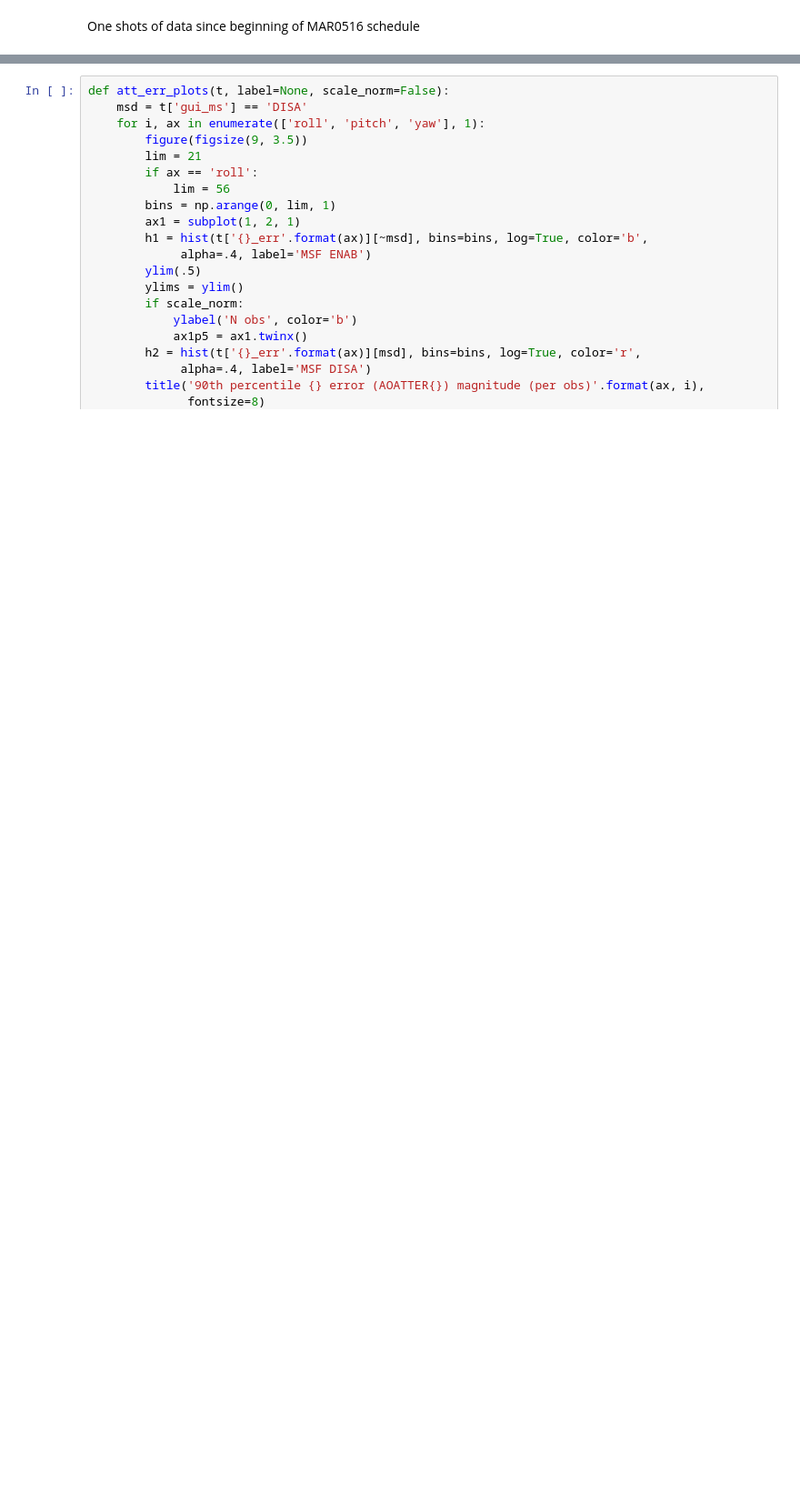
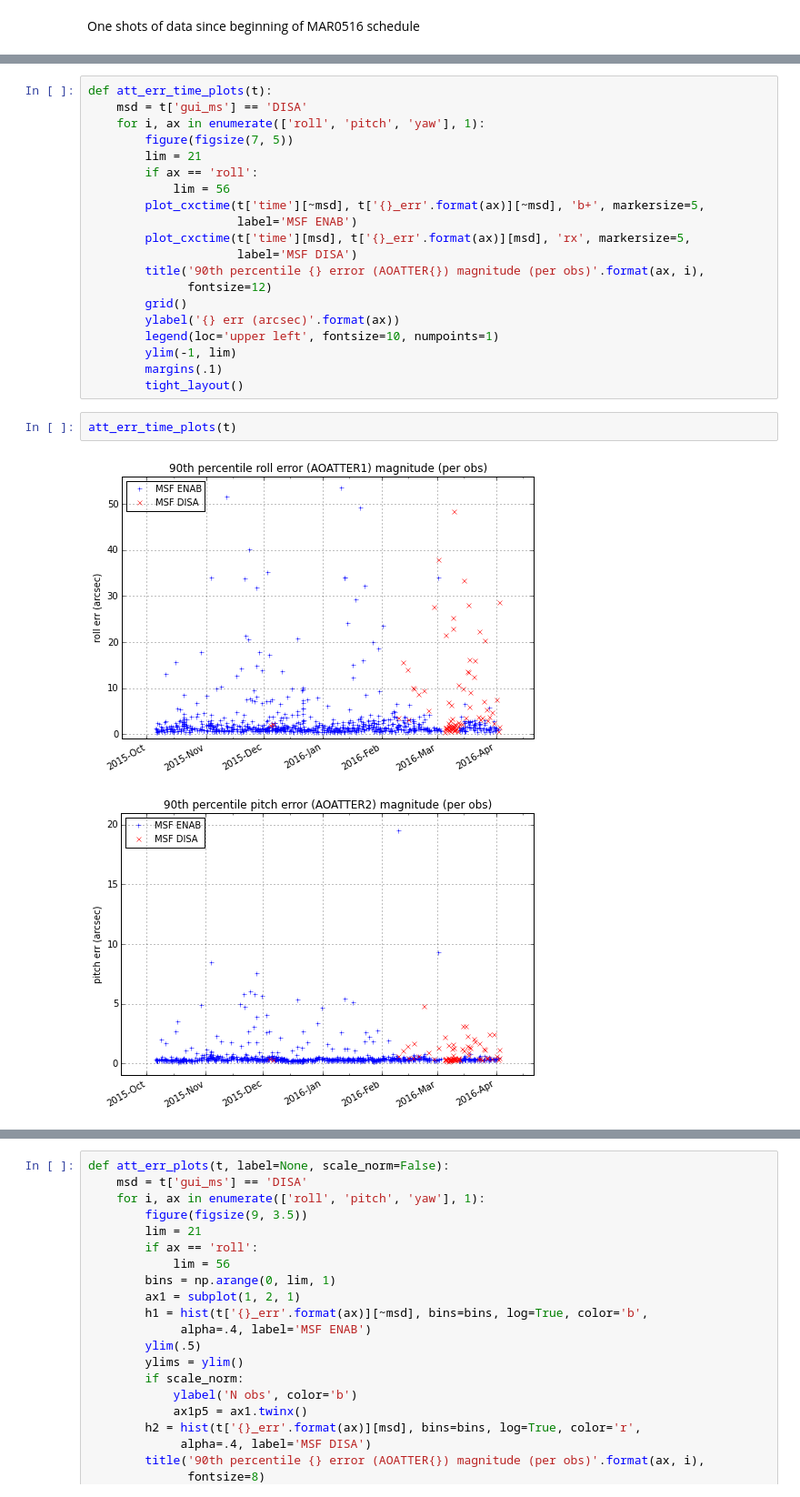
Before and after one commit to sot/aca_status_flags, a Jupyter notebook: errors_and_one_shots_ms_disabled.ipynb, the cells around one changed output, grey strips where cells are left out. Shown: that part at 91% size. Saved outputs shown, nothing was run; the diff lists cells and outputs as text; blank space fills up the shorter version.

```diff
--- a/errors_and_one_shots_ms_disabled.ipynb
+++ b/errors_and_one_shots_ms_disabled.ipynb
@@ -46,0 +47,25 @@ one_shot_plot(recent, 'from MAR0516 on')
+# %%
+def att_err_time_plots(t):
+    msd = t['gui_ms'] == 'DISA'
+    for i, ax in enumerate(['roll', 'pitch', 'yaw'], 1):
+        figure(figsize(7, 5))
+        lim = 21
+        if ax == 'roll':
+            lim = 56
+        plot_cxctime(t['time'][~msd], t['{}_err'.format(ax)][~msd], 'b+', markersize=5,
+                     label='MSF ENAB')
+        plot_cxctime(t['time'][msd], t['{}_err'.format(ax)][msd], 'rx', markersize=5,
+                     label='MSF DISA')
+        title('90th percentile {} error (AOATTER{}) magnitude (per obs)'.format(ax, i),
+              fontsize=12)
+        grid()
+        ylabel('{} err (arcsec)'.format(ax))
+        legend(loc='upper left', fontsize=10, numpoints=1)
+        ylim(-1, lim)
+        margins(.1)
+        tight_layout()
+# %%
+att_err_time_plots(t)
+# %% [output]
+[figure, added]
+[figure, added]
```
Also changed, not shown: parts of 4 cells of this notebook.
